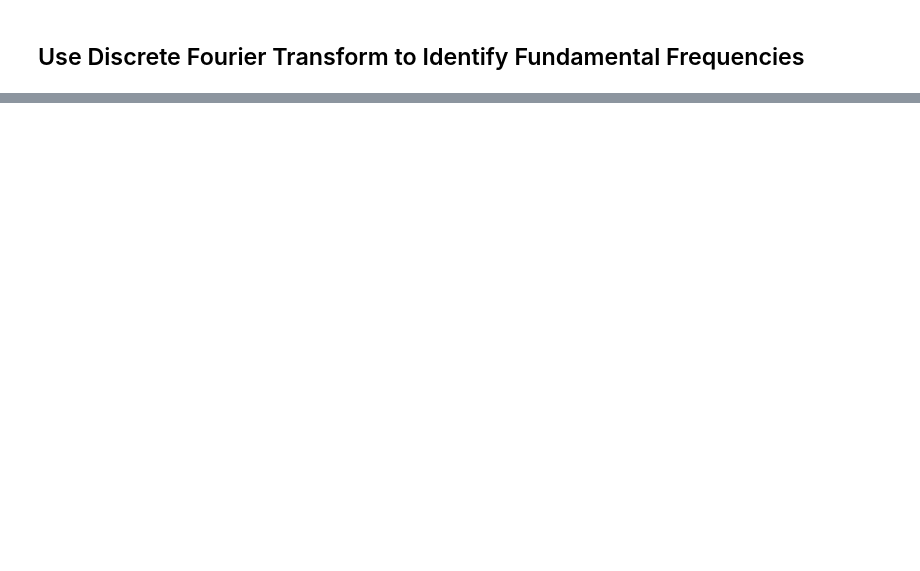
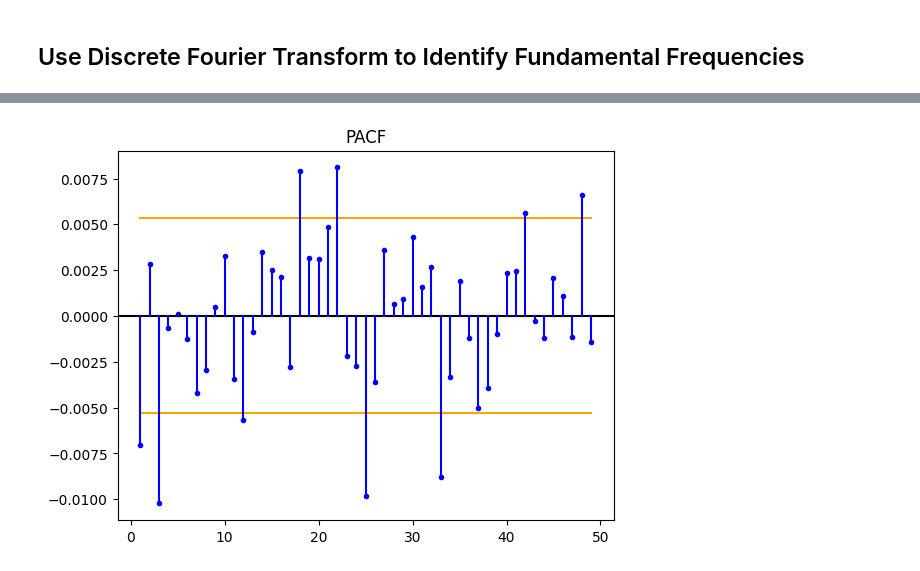
Before and after one commit to badassdatascience/badass-data-science, a Jupyter notebook: badassdatascience/forex/EDA/EDA-Untitled.ipynb, the cells around one changed output, grey strips where cells are left out. Cells and saved outputs as stored; diff of their text form; code cells hidden in the pictures; blank space fills up the shorter version.

```diff
--- a/badassdatascience/forex/EDA/EDA-Untitled.ipynb
+++ b/badassdatascience/forex/EDA/EDA-Untitled.ipynb
@@ -80,0 +152,4 @@ ts.plot_the_pacfs()
+# %%
+plot_acf_and_pacf_the_way_emily_wants_it(pa_cf, paCI, 'PACF')
+# %% [output]
+[figure, added]
```
Also changed, not shown: parts of 6 cells of this notebook.
